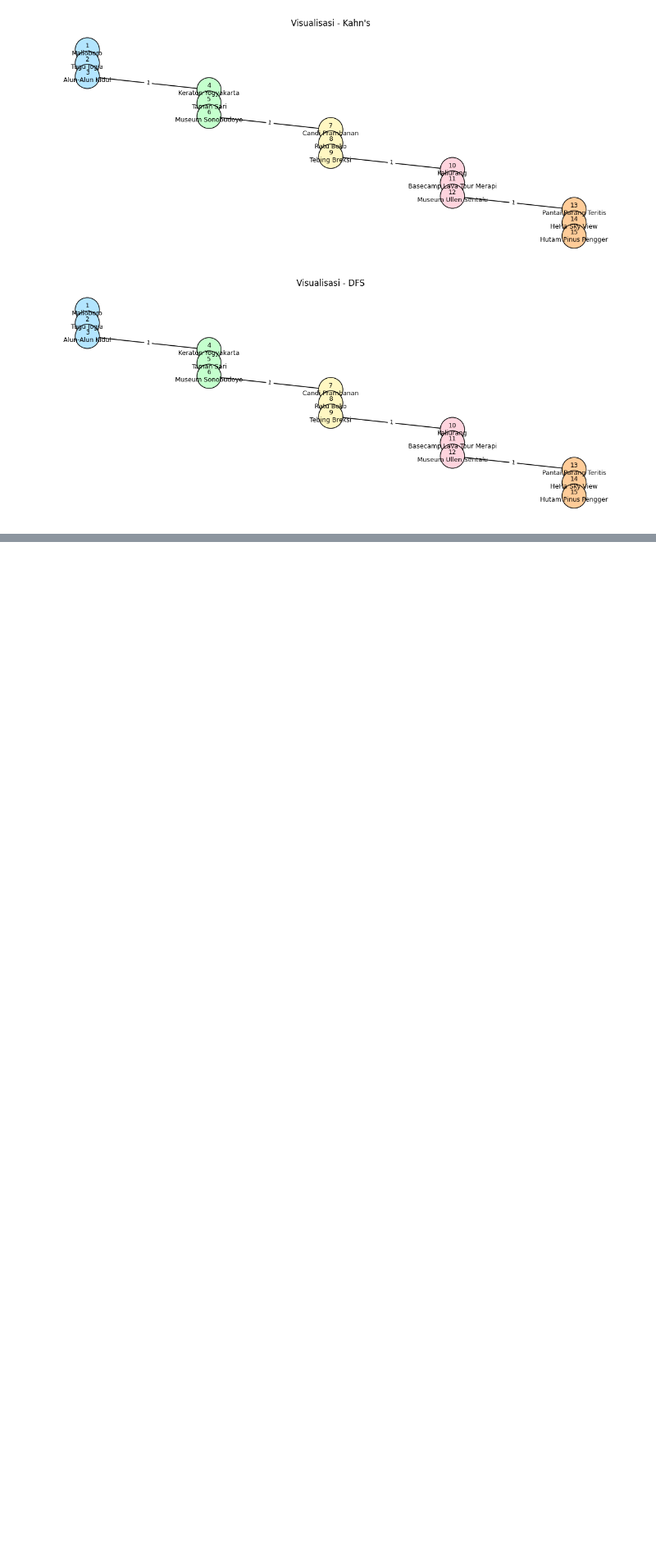
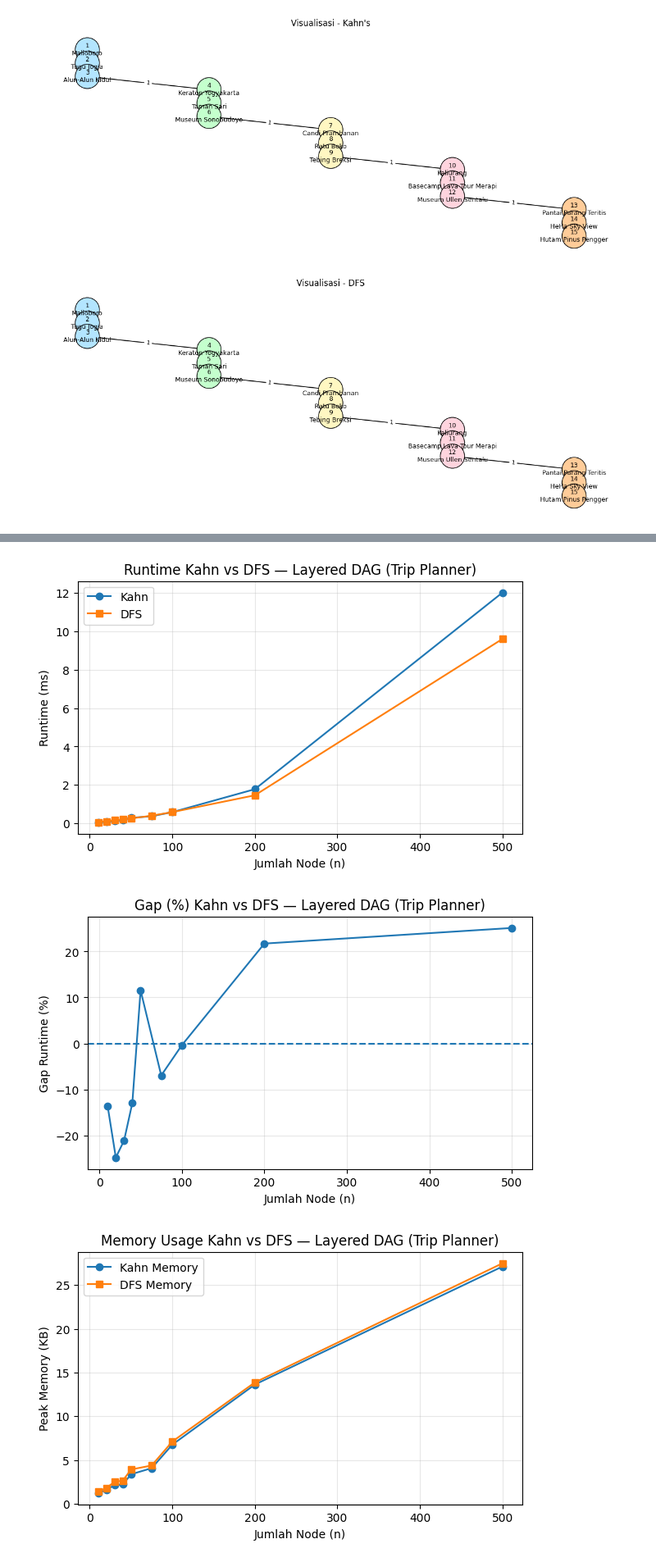
Before and after one commit to DienAkbar25/DesainAnalisisAlgoritma, a Jupyter notebook: DAA(TRIP_PLANNER).ipynb, the cells around one changed output, grey strips where cells are left out. Shown at 82% size. Drawn from its saved outputs; the diff is of its cells as text; code cells hidden in the pictures; blank space fills up the shorter version.

```diff
--- a/DAA(TRIP_PLANNER).ipynb
+++ b/DAA(TRIP_PLANNER).ipynb
@@ -312,0 +287,11 @@ plot_results("layered")
+# %%
+results = []
+
+for n in Ns:
+    g = gen_layered_dag(n)
+
+    t_k, m_k = benchmark(topo_kahn, g)
+    t_d, m_d = benchmark(topo_dfs, g)
+
+    gap = (t_k - t_d) / t_d * 100
+    results.append((n, t_k, t_d, gap, m_k, m_d))
@@ -312,0 +313,63 @@ plot_results("layered")
+# %%
+plt.figure(figsize=(7,4))
+
+plt.plot(
+    [x[0] for x in results],
+    [x[1] for x in results],
+    marker='o',
+    label='Kahn'
+)
+
+plt.plot(
+    [x[0] for x in results],
+    [x[2] for x in results],
+    marker='s',
+    label='DFS'
+)
+
+plt.xlabel("Jumlah Node (n)")
+plt.ylabel("Runtime (ms)")
+plt.title("Runtime Kahn vs DFS — Layered DAG (Trip Planner)")
+plt.legend()
+plt.grid(alpha=0.3)
+plt.show()
+
+
+plt.figure(figsize=(7,4))
+plt.plot([x[0] for x in results],
+         [x[3] for x in results],
+         marker='o')
+
+plt.axhline(0, linestyle='--')
+plt.xlabel("Jumlah Node (n)")
+plt.ylabel("Gap Runtime (%)")
+plt.title("Gap (%) Kahn vs DFS — Layered DAG (Trip Planner)")
+plt.grid(alpha=0.3)
+plt.show()
+
+plt.figure(figsize=(7,4))
+
+plt.plot(
+    [x[0] for x in results],
+    [x[4] for x in results],
+    marker='o',
+    label='Kahn Memory'
+)
+
+plt.plot(
+    [x[0] for x in results],
+    [x[5] for x in results],
+    marker='s',
+    label='DFS Memory'
+)
+
+plt.xlabel("Jumlah Node (n)")
+plt.ylabel("Peak Memory (KB)")
+plt.title("Memory Usage Kahn vs DFS — Layered DAG (Trip Planner)")
+plt.legend()
+plt.grid(alpha=0.3)
+plt.show()
+# %% [output]
+[figure, added]
+[figure, added]
+[figure, added]
```
Also changed, not shown: parts of 6 cells of this notebook.
